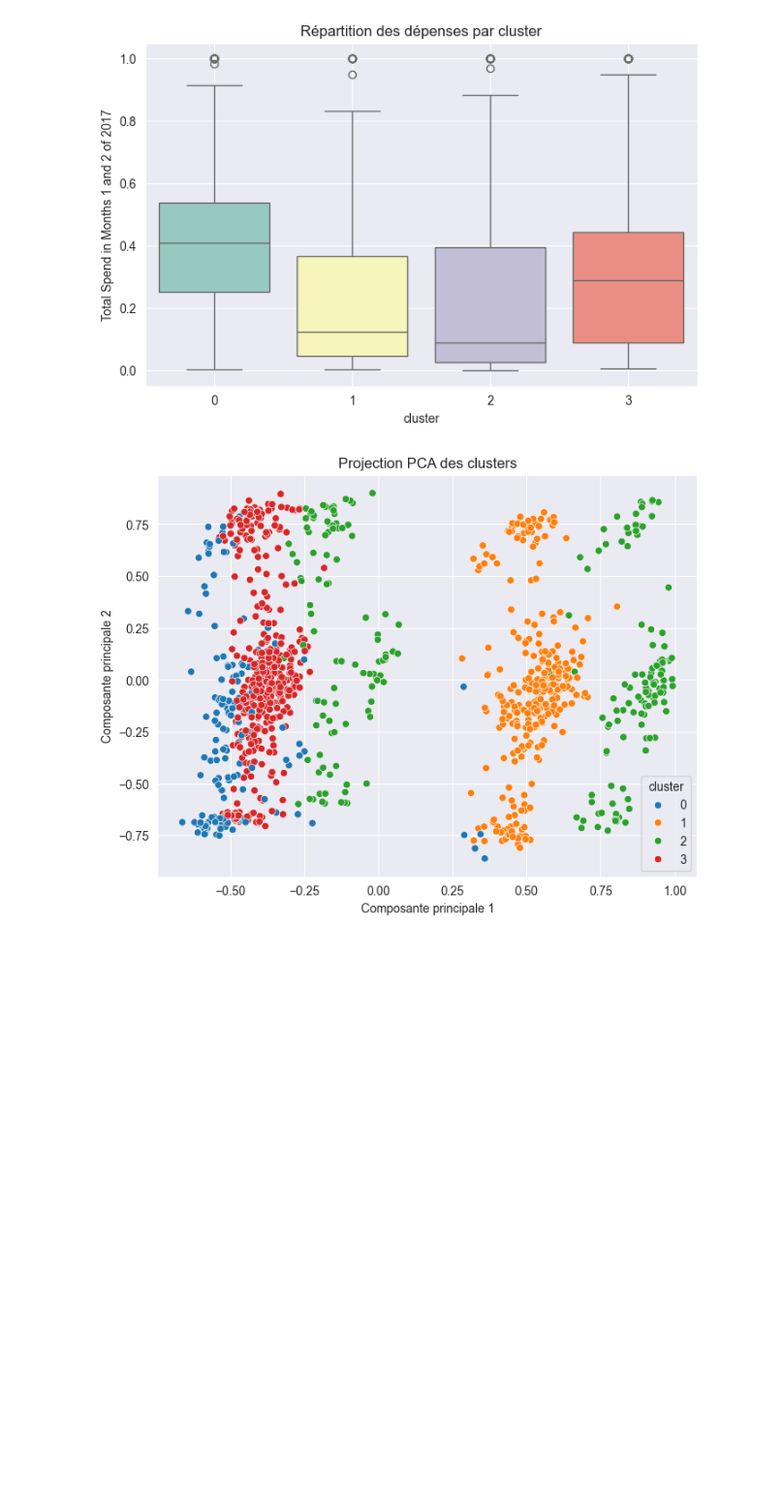
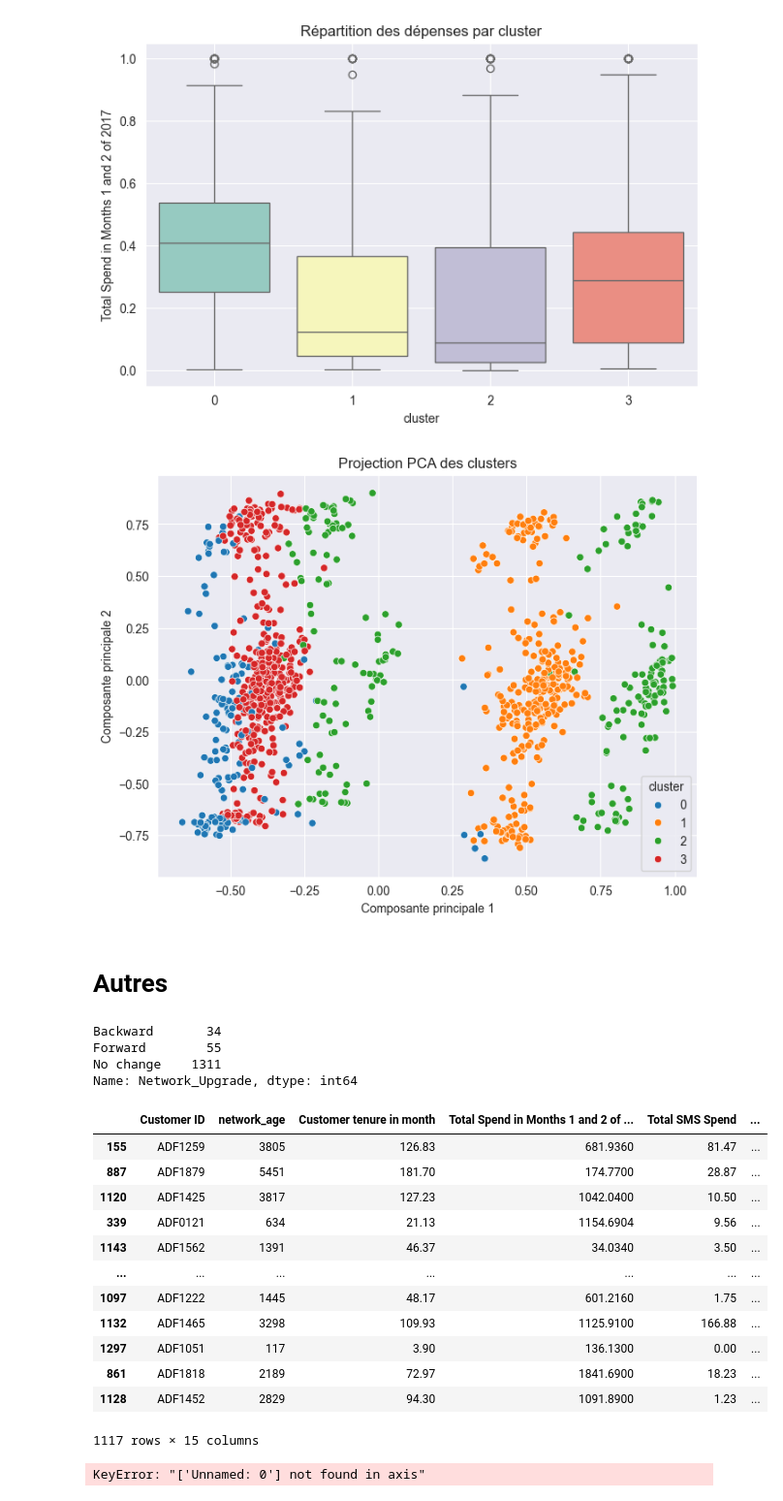
Before and after one commit to LarrySANDJO/Telecom_churn, a Jupyter notebook: CHURN/larry_notebook.ipynb, the cells around one changed output. Shown at 97% size. Saved outputs shown, nothing was run; the diff lists cells and outputs as text; code cells hidden in the pictures; blank space fills up the shorter version.

```diff
--- a/CHURN/larry_notebook.ipynb
+++ b/CHURN/larry_notebook.ipynb
@@ -2965,8 +3013,8 @@ class CreateAdditionalFeatures(BaseEstimator, TransformerMixin):
 
         # 1. Consistent competitor
         X['Consistent_competitor'] = (
-            X['Most Loved Competitor network in in Month 1'] ==
-            X['Most Loved Competitor network in in Month 2']
+            X['Most Loved Competitor network in in Month 1'].astype(str) ==
+            X['Most Loved Competitor network in in Month 2'].astype(str)
         ).astype(int)
 
         # 2. Network Upgrade
@@ -3029,6 +3077,18 @@ class ScaleQuantVars(BaseEstimator, TransformerMixin):
         X[self.columns] = self.scaler.transform(X[self.columns])
         return X
 
+class ColumnSorter(BaseEstimator, TransformerMixin):
+    def __init__(self, columns_order=None):
+        self.columns_order = columns_order
+
+    def fit(self, X, y=None):
+        self.columns_order = X.columns.tolist()
+        return self
+
+    def transform(self, X):
+        return X[self.columns_order]
+
+
 
 
 # ------------------------------
@@ -3038,7 +3098,8 @@ class FullPreprocessingPipeline(BaseEstimator, TransformerMixin):
     def __init__(self):
         self.cat_pipeline = Pipeline([
             ('imputer', CustomCategoricalImputer()),
-            ('freq_encoder', FrequencyEncoder())
+            ('freq_encoder', FrequencyEncoder()),
+            ("sort_columns", ColumnSorter())
         ])
         self.quant_pipeline = Pipeline([
             ('imputer', ImputeByIQR()),
@@ -3056,7 +3117,7 @@ class FullPreprocessingPipeline(BaseEstimator, TransformerMixin):
     def transform(self, X):
         X = self.quant_pipeline.transform(X.copy())
         X_cat = self.cat_pipeline.transform(X[cat_features])
-        X[cat_features] = X_cat
+        X[cat_features] = X_cat.astype(float)
         return X
 
 # ------------------------------
@@ -3292,3 +3353,5 @@ Passing `palette` without assigning `hue` is deprecated and will be removed in v
   sns.boxplot(data=df, x='cluster', y='Total Spend in Months 1 and 2 of 2017', palette='Set3')
 [figure]
 [figure]
+# %% [markdown]
+# Autres
@@ -3294,0 +3371,23 @@ Passing `palette` without assigning `hue` is deprecated and will be removed in v
+# %%
+X['Network_Upgrade'].value_counts(dropna=True).sort_index()
+# %% [output]
+Backward       34
+Forward        55
+No change    1311
+Name: Network_Upgrade, dtype: int64
+# %%
+X_train
+# %% [output]
+|  | Customer ID | network_age | Customer tenure in month | Total Spend in Months 1 and 2 of ... | Total SMS Spend | ... |
+| 155 | ADF1259 | 3805 | 126.83 | 681.9360 | 81.47 | ... |
+| 887 | ADF1879 | 5451 | 181.70 | 174.7700 | 28.87 | ... |
+| 1120 | ADF1425 | 3817 | 127.23 | 1042.0400 | 10.50 | ... |
+| 339 | ADF0121 | 634 | 21.13 | 1154.6904 | 9.56 | ... |
+| 1143 | ADF1562 | 1391 | 46.37 | 34.0340 | 3.50 | ... |
+| ... | ... | ... | ... | ... | ... | ... |
+| 1097 | ADF1222 | 1445 | 48.17 | 601.2160 | 1.75 | ... |
+| 1132 | ADF1465 | 3298 | 109.93 | 1125.9100 | 166.88 | ... |
+| 1297 | ADF1051 | 117 | 3.90 | 136.1300 | 0.00 | ... |
+| 861 | ADF1818 | 2189 | 72.97 | 1841.6900 | 18.23 | ... |
+| 1128 | ADF1452 | 2829 | 94.30 | 1091.8900 | 1.23 | ... |
+1117 rows × 15 columns
@@ -3294,0 +3397,4 @@ Passing `palette` without assigning `hue` is deprecated and will be removed in v
+# %%
+X_test = X_test.drop(columns=['Unnamed: 0'])
+# %% [output]
+KeyError: "['Unnamed: 0'] not found in axis"
```
Also changed, not shown: parts of 15 cells of this notebook, 13 other files.
